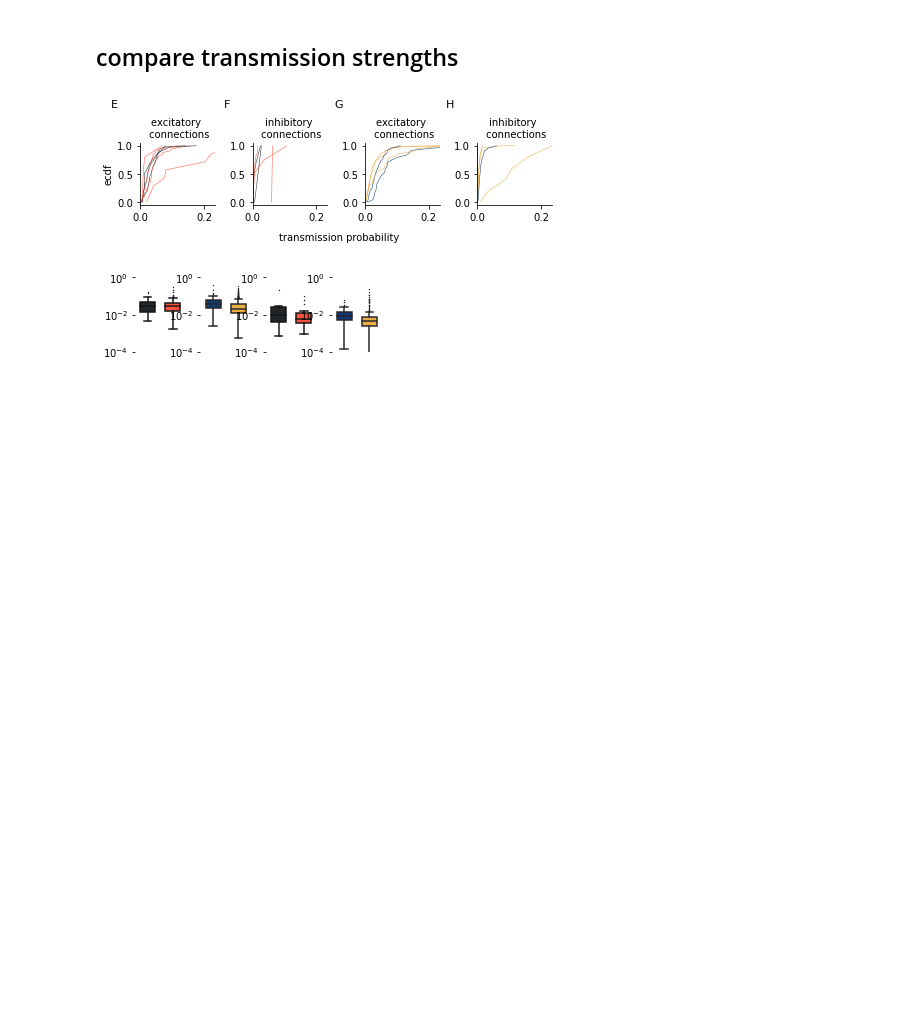
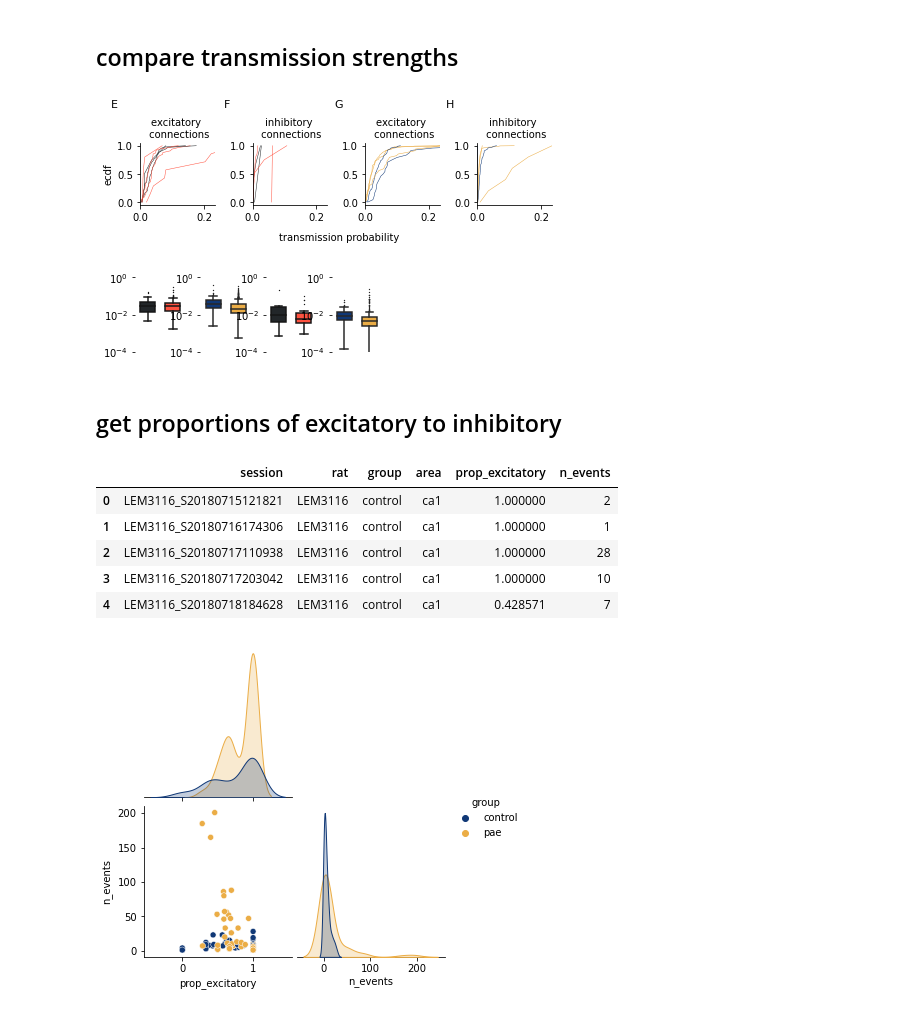
Before and after one commit to ryanharvey1/cell_assembly_replay, a Jupyter notebook: notebooks/monosynaptic.ipynb, the cells around one changed output. Saved outputs shown, nothing was run; the diff lists cells and outputs as text; code cells hidden in the pictures; blank space fills up the shorter version.

Commit message:
added proportions

```diff
--- a/notebooks/monosynaptic.ipynb
+++ b/notebooks/monosynaptic.ipynb
@@ -344,3 +344,40 @@ for i in range(4):
 plt.savefig(os.path.join(fig_save_path,'trans_prob_box.svg'),dpi=300,bbox_inches='tight')
 # %% [output]
 [figure]
+# %% [markdown]
+## get proportions of excitatory to inhibitory
+# %%
+
+n_events = []
+prop_excitatory = []
+df['session_area'] = df.session+df.area
+for session in pd.unique(df.session_area):
+    n_sig = sum(df.type[df.session_area == session] == 'excitatory')
+    n_events.append((df.session_area == session).sum())
+    prop_excitatory.append(n_sig / n_events[-1])
+
+prop_df = pd.DataFrame()
+
+prop_df['session'] = pd.unique(df.session_area)
+
+rat = [s.split('_')[0] for s in prop_df.session]
+prop_df['rat']=rat
+prop_df = add_group_affiliation(prop_df)
+prop_df['area'] = prop_df.session.map(lambda x: str(x)[-3:])
+prop_df['session'] = prop_df.session.map(lambda x: str(x)[:-3])
+
+prop_df['prop_excitatory'] = prop_excitatory
+prop_df['n_events'] = n_events
+
+sns.pairplot(prop_df,hue="group",corner=True)
+display(prop_df.head())
+
+prop_df.to_csv(r'F:\Projects\PAE_PlaceCell\analysis\monosynaptic\post_processed\prop_df.csv')
+# %% [output]
+|  | session | rat | group | area | prop_excitatory | n_events |
+| 0 | LEM3116_S20180715121821 | LEM3116 | control | ca1 | 1.000000 | 2 |
+| 1 | LEM3116_S20180716174306 | LEM3116 | control | ca1 | 1.000000 | 1 |
+| 2 | LEM3116_S20180717110938 | LEM3116 | control | ca1 | 1.000000 | 28 |
+| 3 | LEM3116_S20180717203042 | LEM3116 | control | ca1 | 1.000000 | 10 |
+| 4 | LEM3116_S20180718184628 | LEM3116 | control | ca1 | 0.428571 | 7 |
+[figure, added]
```
Also changed, not shown: parts of 1 cell of this notebook.
